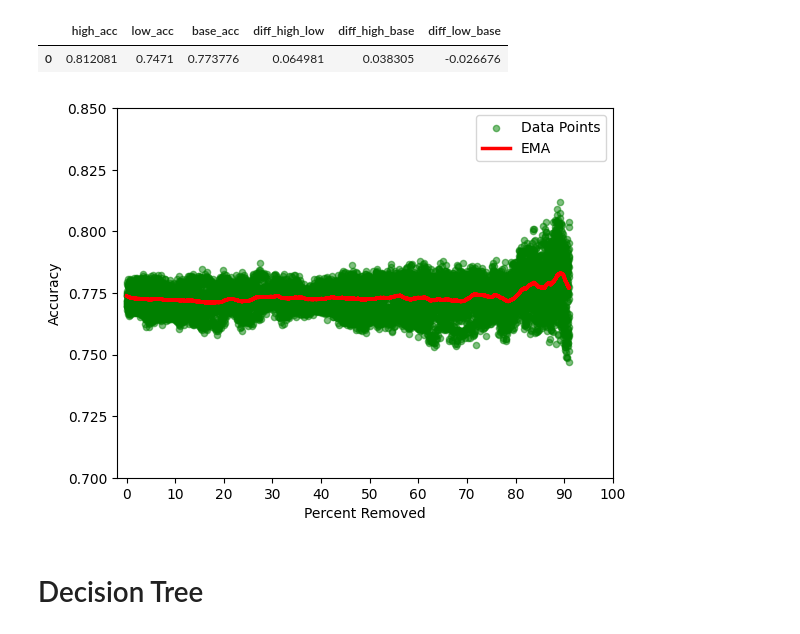
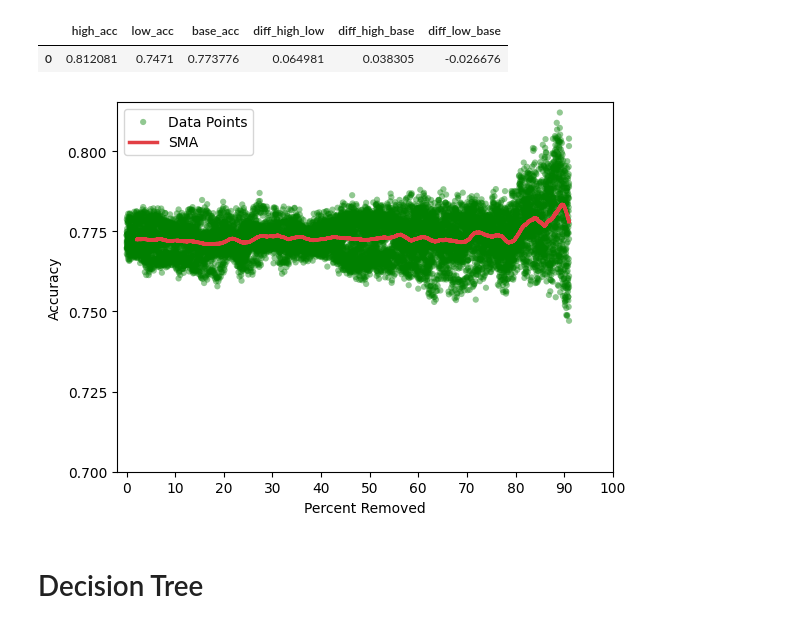
Before and after one commit to anys001/Comparison-of-ML-model-s-stability-on-medical-data, a Jupyter notebook: Plots/plots_432.ipynb, the cells around one changed output. Drawn from its saved outputs; the diff is of its cells as text; code cells hidden in the pictures.

```diff
--- a/Plots/plots_432.ipynb
+++ b/Plots/plots_432.ipynb
@@ -76,19 +76,21 @@ Difference between lowest and base accuracy: -0.026676200282472085
 | 0 | 0.812081 | 0.7471 | 0.773776 | 0.064981 | 0.038305 | -0.026676 |
 # %%
 span = 300
-ds_model_rg_srt['EMA'] = ds_model_rg_srt['Accuracy'].ewm(span=span, adjust=False).mean()
+ds_model_rg_srt['SMA'] = ds_model_rg_srt['Accuracy'].rolling(window=span).mean()
+
+# Plotting
 fig, ax = plt.subplots()
-ax.scatter(ds_model_rg_srt['PercentRemoved'], ds_model_rg_srt['Accuracy'], alpha=0.5, color='green', s=20, label='Data Points')
-ax.plot(ds_model_rg_srt['PercentRemoved'], ds_model_rg_srt['EMA'], color='red', linewidth=2.5, label='EMA')
+ax.scatter(ds_model_rg_srt['PercentRemoved'], ds_model_rg_srt['Accuracy'], alpha=0.43, color='green', s=20, edgecolors='none', label='Data Points')
+ax.plot(ds_model_rg_srt['PercentRemoved'], ds_model_rg_srt['SMA'], color='#E23F44', linewidth=2.5, label='SMA')
 ax.set_xlim(-2, 100)
 ax.set_xticks(range(0, 101, 10))
-plt.yticks(np.arange(0.7, 0.85, 0.025))
+plt.yticks(np.arange(0.7, 0.8, 0.025))
 ax.set_xlabel('Percent Removed')
 ax.set_ylabel('Accuracy')
 ax.legend()
 plt.show()
 # %% [output]
-[figure, old version]
+[figure, new version]
 # %% [markdown]
 # Decision Tree
 # %%
```
Also changed, not shown: parts of 4 cells of this notebook, 1 other file.
